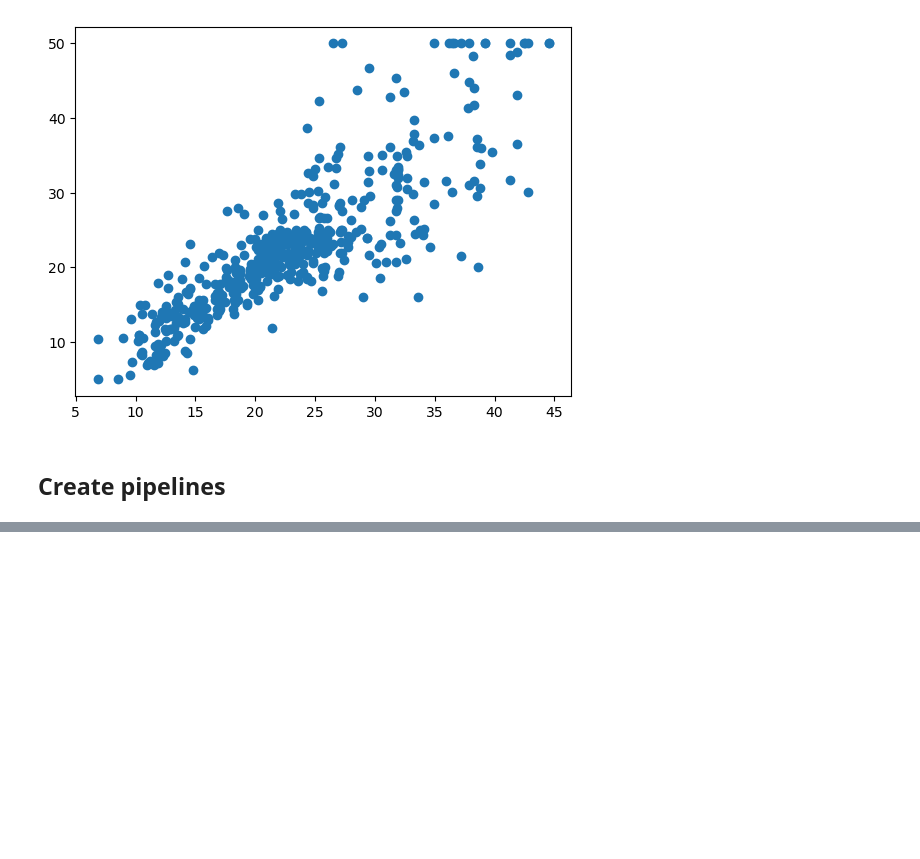
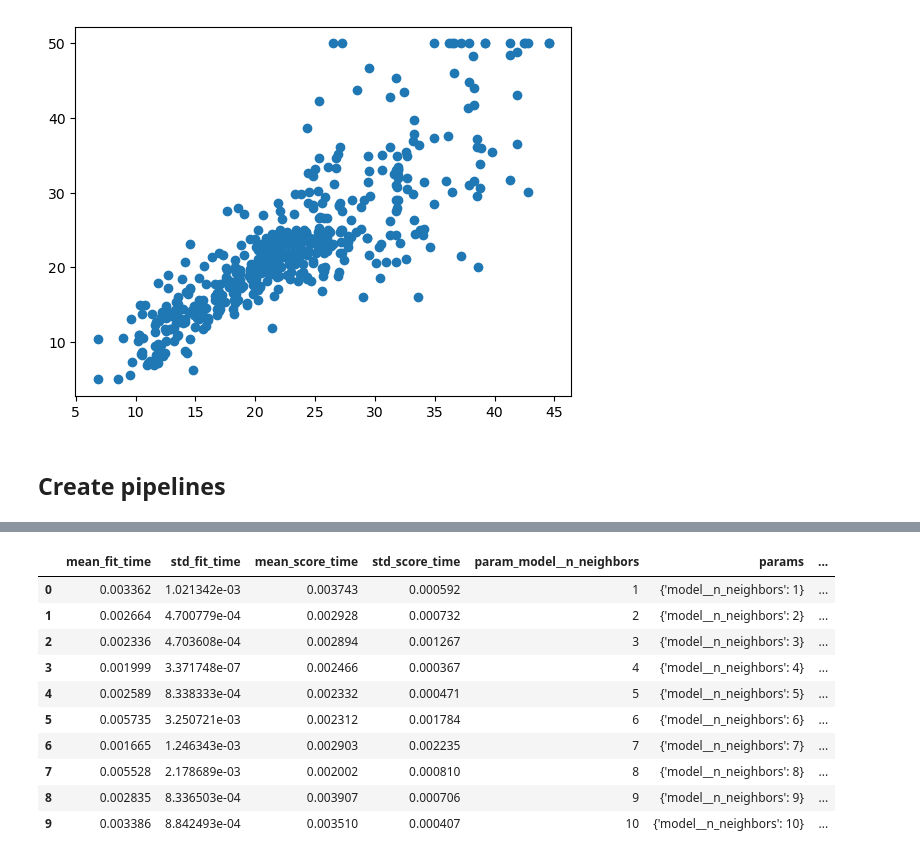
Before and after one commit to muhammadhananbaloch/Machine-Learning-Python, a Jupyter notebook: Scikit Learn/Intro.ipynb, the cells around one changed output, grey strips where cells are left out. Saved outputs shown, nothing was run; the diff lists cells and outputs as text; code cells hidden in the pictures; blank space fills up the shorter version.

```diff
--- a/Scikit Learn/Intro.ipynb
+++ b/Scikit Learn/Intro.ipynb
@@ -119,0 +125,19 @@ plt.scatter(pred, y)
+# %%
+mod = GridSearchCV(estimator=pipe,
+            param_grid={'model__n_neighbors':[1, 2, 3, 4, 5, 6, 7, 8, 9, 10]},
+            cv=3)
+# %%
+mod.fit(X, y);
+pd.DataFrame(mod.cv_results_)
+# %% [output]
+|  | mean_fit_time | std_fit_time | mean_score_time | std_score_time | param_model__n_neighbors | params | ... |
+| 0 | 0.003362 | 1.021342e-03 | 0.003743 | 0.000592 | 1 | {'model__n_neighbors': 1} | ... |
+| 1 | 0.002664 | 4.700779e-04 | 0.002928 | 0.000732 | 2 | {'model__n_neighbors': 2} | ... |
+| 2 | 0.002336 | 4.703608e-04 | 0.002894 | 0.001267 | 3 | {'model__n_neighbors': 3} | ... |
+| 3 | 0.001999 | 3.371748e-07 | 0.002466 | 0.000367 | 4 | {'model__n_neighbors': 4} | ... |
+| 4 | 0.002589 | 8.338333e-04 | 0.002332 | 0.000471 | 5 | {'model__n_neighbors': 5} | ... |
+| 5 | 0.005735 | 3.250721e-03 | 0.002312 | 0.001784 | 6 | {'model__n_neighbors': 6} | ... |
+| 6 | 0.001665 | 1.246343e-03 | 0.002903 | 0.002235 | 7 | {'model__n_neighbors': 7} | ... |
+| 7 | 0.005528 | 2.178689e-03 | 0.002002 | 0.000810 | 8 | {'model__n_neighbors': 8} | ... |
+| 8 | 0.002835 | 8.336503e-04 | 0.003907 | 0.000706 | 9 | {'model__n_neighbors': 9} | ... |
+| 9 | 0.003386 | 8.842493e-04 | 0.003510 | 0.000407 | 10 | {'model__n_neighbors': 10} | ... |
```
Also changed, not shown: parts of 5 cells of this notebook.
